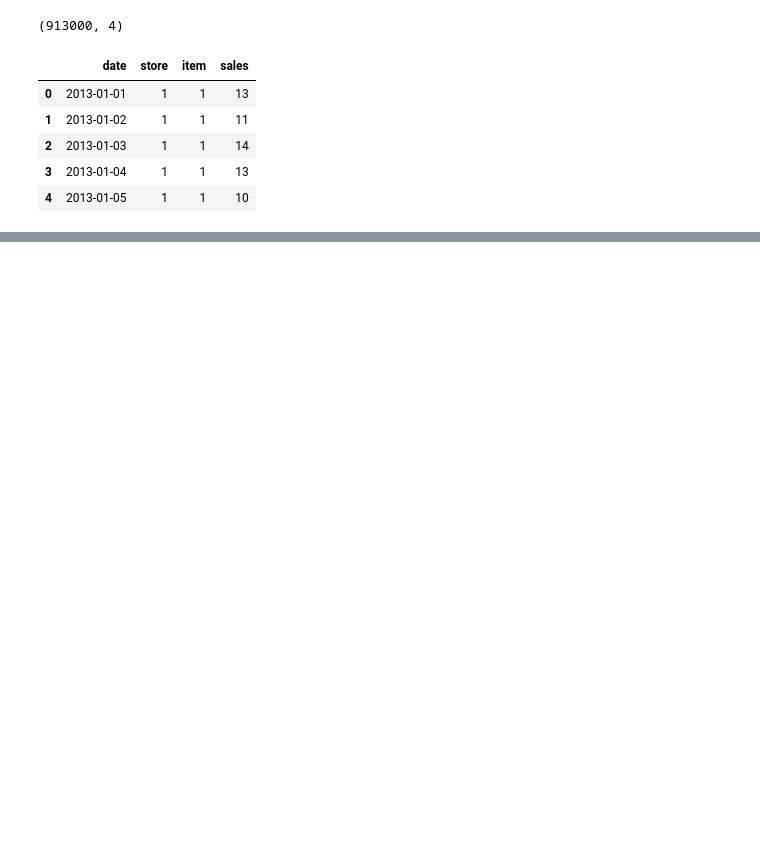
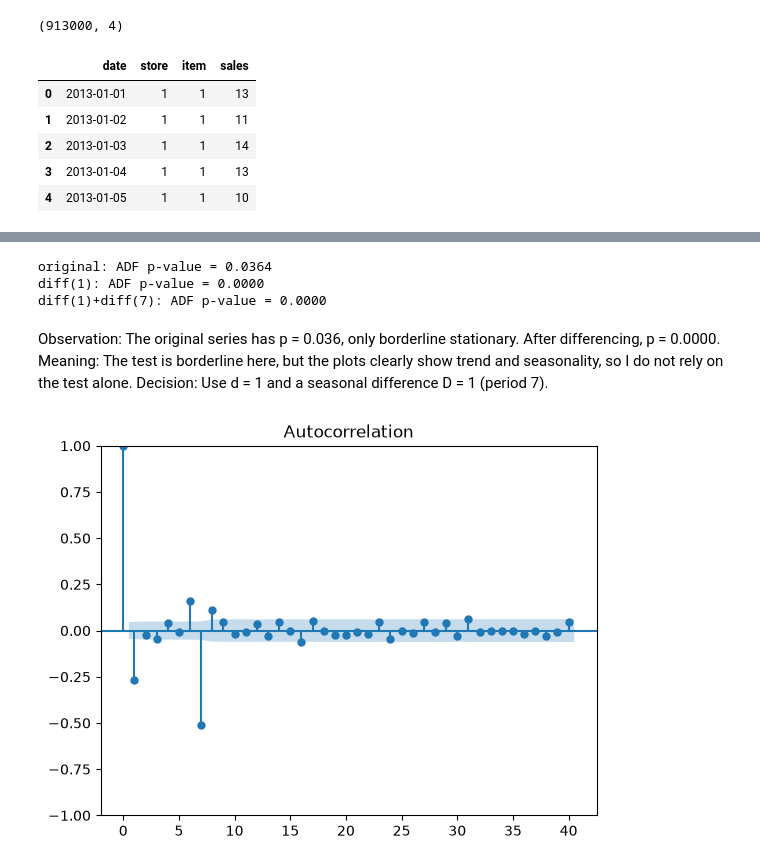
Before and after one commit to anwesskumar-source/sales-forecasting, a Jupyter notebook: forecasting.ipynb, the cells around one changed output, grey strips where cells are left out. Cells and saved outputs as stored; diff of their text form; code cells hidden in the pictures; blank space fills up the shorter version.

```diff
--- a/forecasting.ipynb
+++ b/forecasting.ipynb
@@ -15,0 +53,23 @@ df.head()
+# %%
+from statsmodels.tsa.stattools import adfuller
+
+d1 = s.diff().dropna()               # removes the trend
+d1_7 = s.diff().diff(7).dropna()     # also removes weekly seasonality
+
+for name, x in {"original": s, "diff(1)": d1, "diff(1)+diff(7)": d1_7}.items():
+    print(f"{name}: ADF p-value = {adfuller(x, result_object=False)[1]:.4f}")
+# %% [output]
+original: ADF p-value = 0.0364
+diff(1): ADF p-value = 0.0000
+diff(1)+diff(7): ADF p-value = 0.0000
+# %% [markdown]
+Observation: The original series has p = 0.036, only borderline stationary. After differencing, p = 0.0000.
+Meaning: The test is borderline here, but the plots clearly show trend and seasonality, so I do not rely on the test alone.
+Decision: Use d = 1 and a seasonal difference D = 1 (period 7).
+# %%
+from statsmodels.graphics.tsaplots import plot_acf
+
+plot_acf(d1_7, lags=40)
+plt.show()
+# %% [output]
+[figure, added]
```
Also changed, not shown: parts of 18 cells of this notebook.
